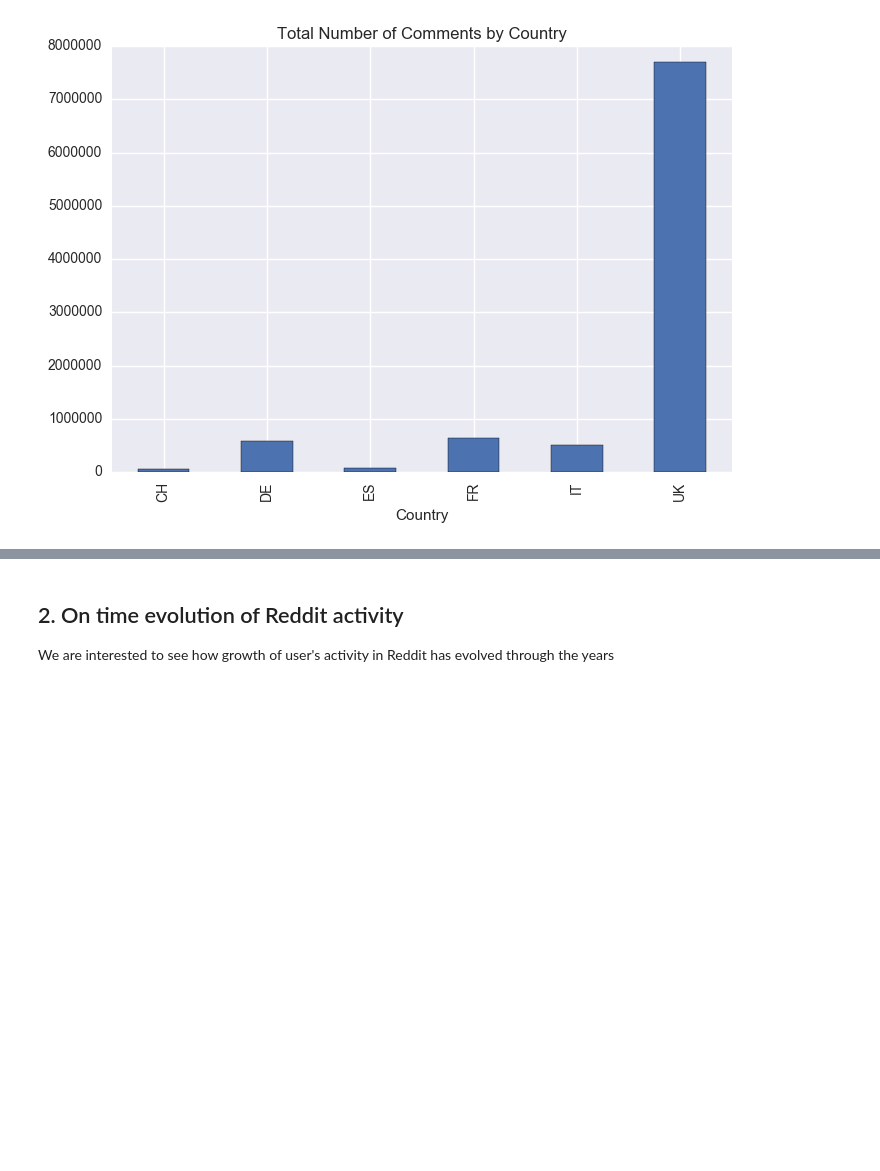
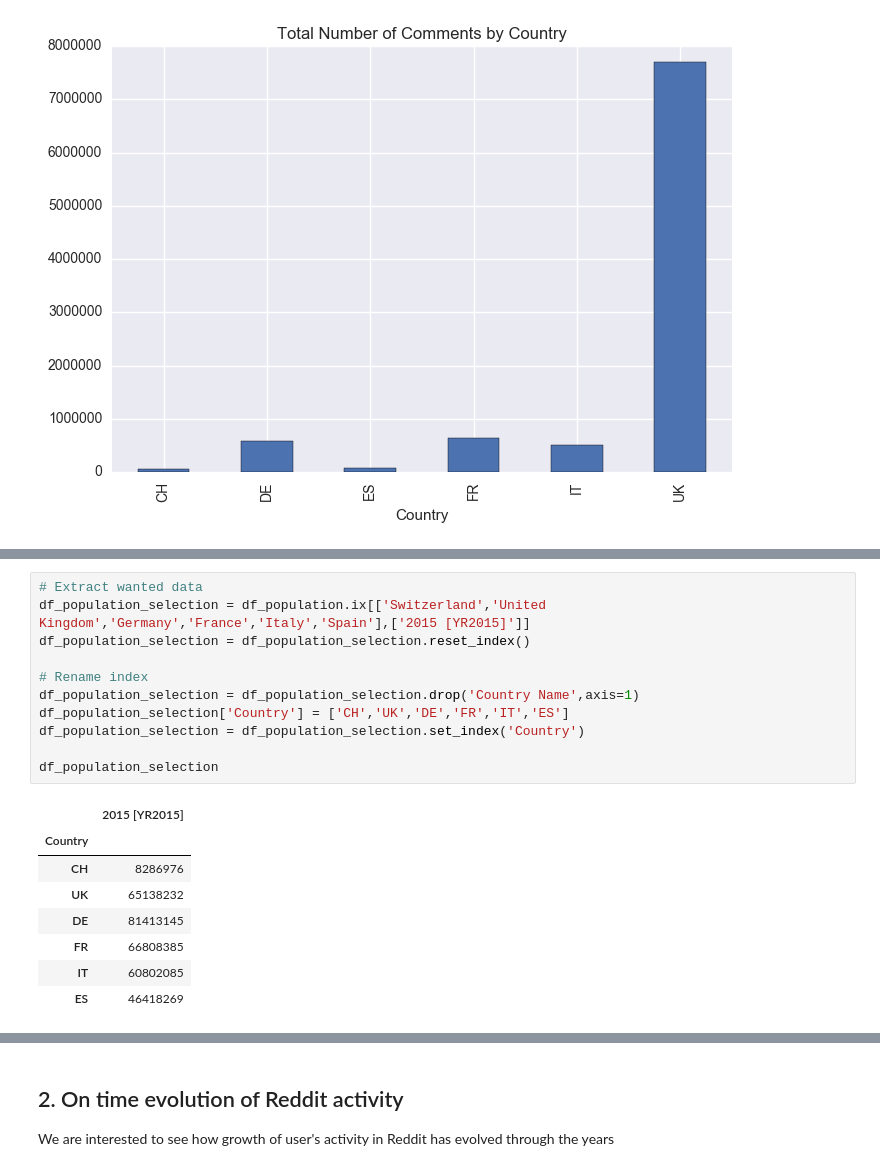
Before and after one commit to vidit09/ada-project, a Jupyter notebook: Content Growth/Analyzing Reddit Content Growth.ipynb, the cells around one changed output, grey strips where cells are left out. Saved outputs shown, nothing was run; the diff lists cells and outputs as text; blank space fills up the shorter version.

```diff
--- a/Content Growth/Analyzing Reddit Content Growth.ipynb
+++ b/Content Growth/Analyzing Reddit Content Growth.ipynb
@@ -112,0 +130,20 @@ We observe how UK widely dominates both graphs, number of threads and number of
+# %%
+# Extract wanted data
+df_population_selection = df_population.ix[['Switzerland','United Kingdom','Germany','France','Italy','Spain'],['2015 [YR2015]']]
+df_population_selection = df_population_selection.reset_index()
+
+# Rename index
+df_population_selection = df_population_selection.drop('Country Name',axis=1)
+df_population_selection['Country'] = ['CH','UK','DE','FR','IT','ES']
+df_population_selection = df_population_selection.set_index('Country')
+
+df_population_selection
+# %% [output]
+|  | 2015 [YR2015] |
+| Country |  |
+| CH | 8286976 |
+| UK | 65138232 |
+| DE | 81413145 |
+| FR | 66808385 |
+| IT | 60802085 |
+| ES | 46418269 |
```
Also changed, not shown: parts of 5 cells of this notebook, 1 other file.
